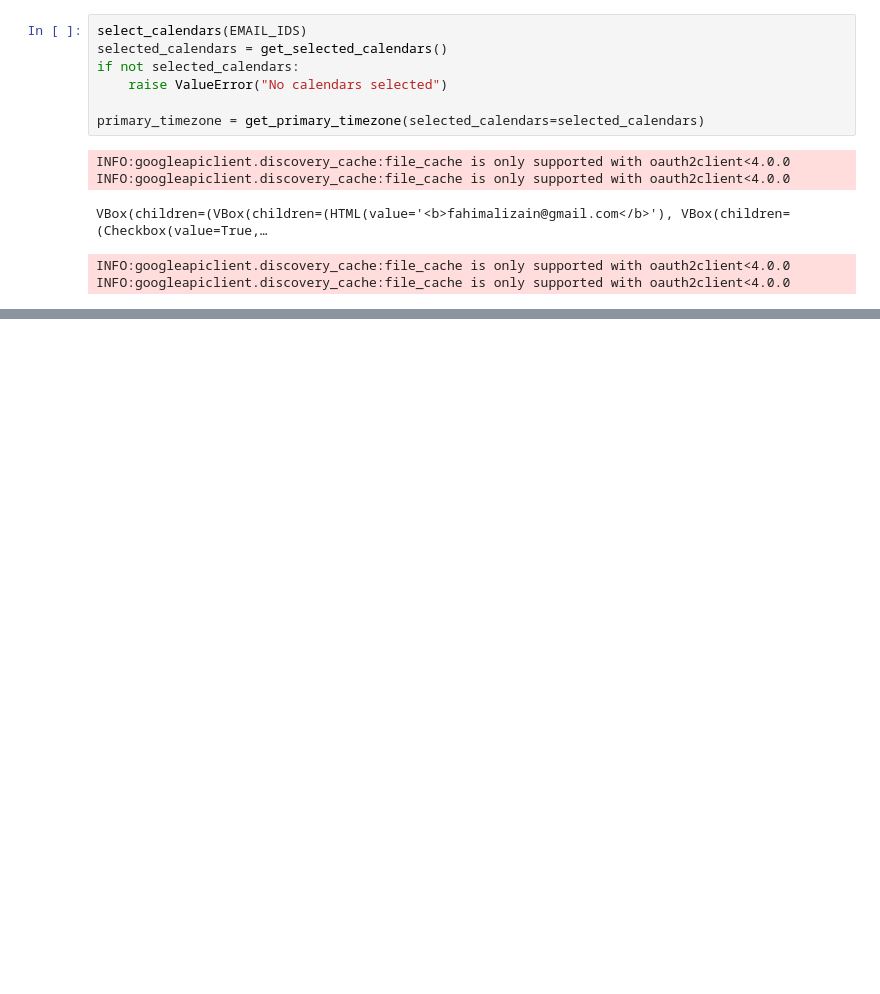
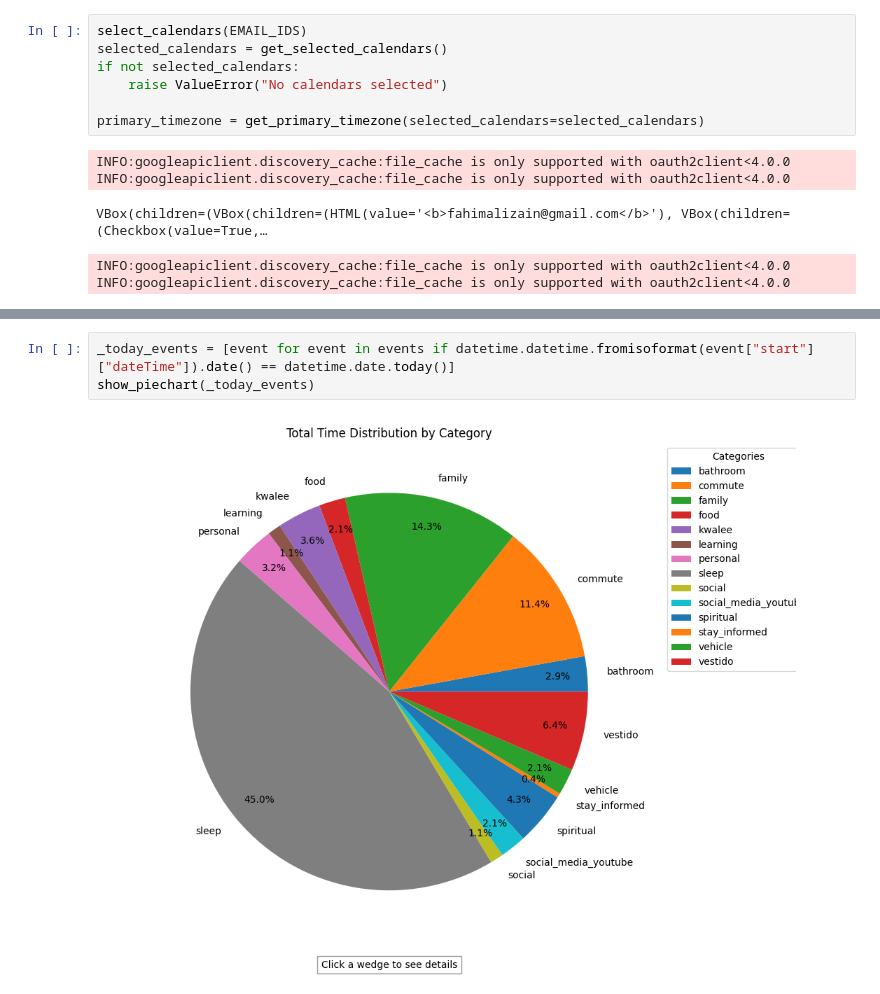
Before and after one commit to fahimalizain/calendar-ipynb, a Jupyter notebook: calendar_ipynb/main.ipynb, the cells around one changed output, grey strips where cells are left out. Saved outputs shown, nothing was run; the diff lists cells and outputs as text; blank space fills up the shorter version.

```diff
--- a/calendar_ipynb/main.ipynb
+++ b/calendar_ipynb/main.ipynb
@@ -94,0 +99,5 @@ show_piechart(events)
+# %%
+_today_events = [event for event in events if datetime.datetime.fromisoformat(event["start"]["dateTime"]).date() == datetime.date.today()]
+show_piechart(_today_events)
+# %% [output]
+[figure, added]
```
Also changed, not shown: parts of 5 cells of this notebook, 3 other files.
